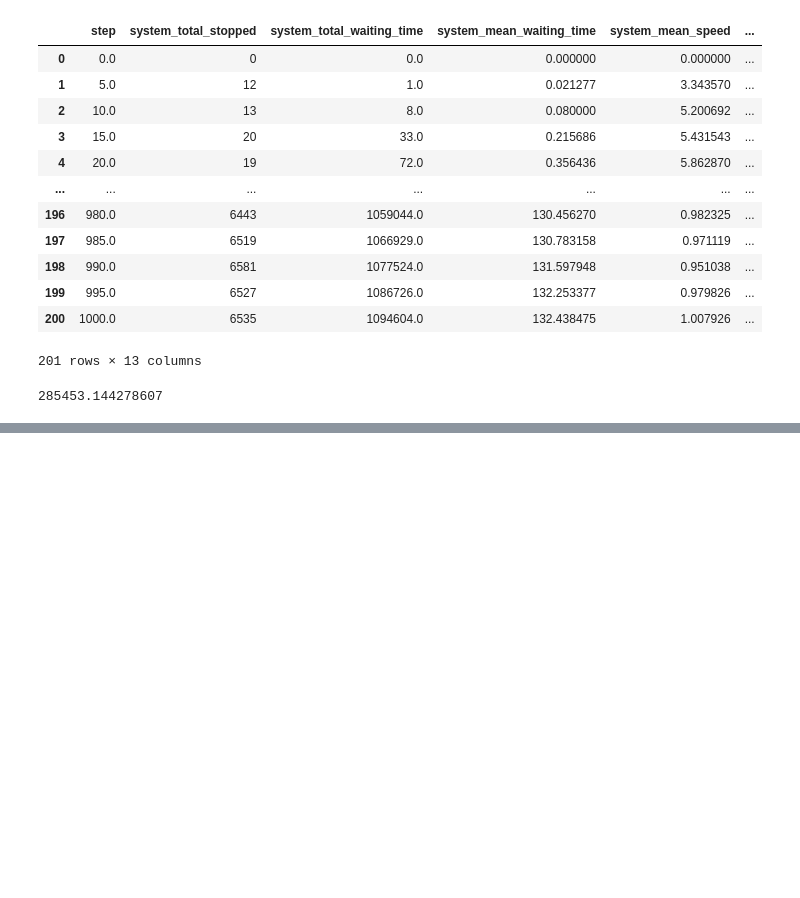
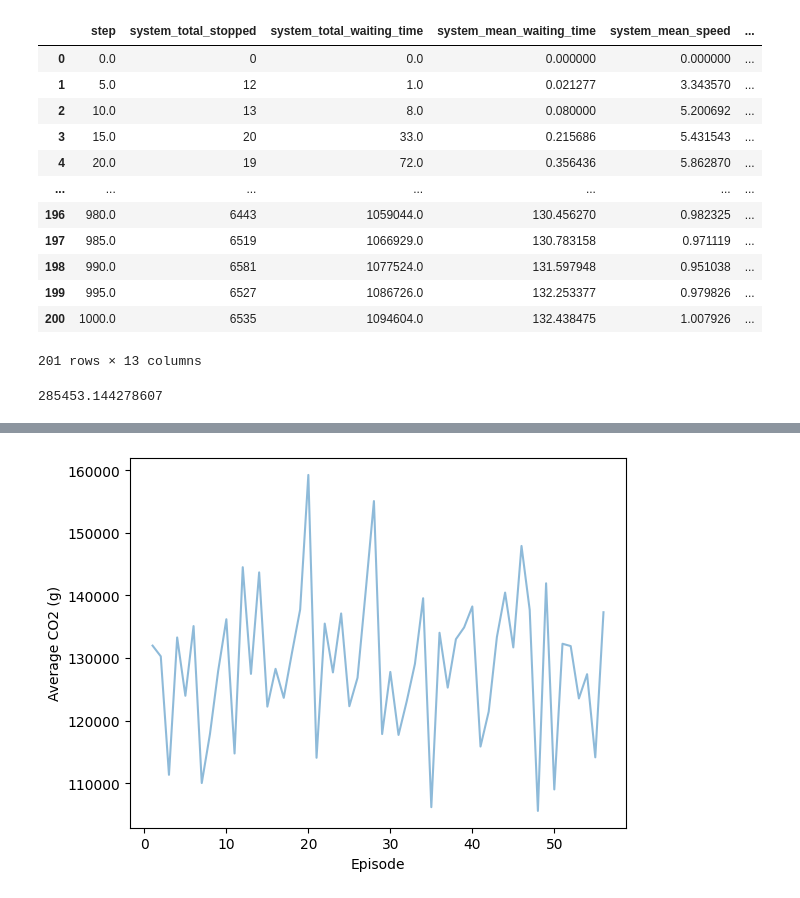
Before and after one commit to karstenk9/rl_traffic_signal_optimization, a Jupyter notebook: notebooks/ppo_output_analysis.ipynb, the cells around one changed output, grey strips where cells are left out. Cells and saved outputs as stored; diff of their text form; code cells hidden in the pictures; blank space fills up the shorter version.

```diff
--- a/notebooks/ppo_output_analysis.ipynb
+++ b/notebooks/ppo_output_analysis.ipynb
@@ -45,0 +73,6 @@ episode1.system_total_waiting_time.mean()
+# %%
+for file in os.listdir(inputdir):
+    if file.startswith('waitingTime'):
+        i += 1
+        main_df = pd.DataFrame()
+        main_df = pd.read_csv(inputdir + file)
@@ -45,0 +136,29 @@ episode1.system_total_waiting_time.mean()
+# %%
+import numpy as np
+
+tls_159 = pd.DataFrame()
+inputdir = '../src/data/model_outputs/'
+
+# Initialize a list to store average CO2 emissions for each episode
+avg_co2_emissions = []
+
+for i, file in enumerate(os.listdir(inputdir)):
+    if file.startswith('queue'):
+        main_df = pd.DataFrame()
+        main_df = pd.read_csv(inputdir + file)
+        tls_159['tls_159_controlled_lane_emission'] = main_df['tls_159_controlled_lane_emission'].apply(ast.literal_eval)
+        tls_159 = tls_159['tls_159_controlled_lane_emission'].apply(pd.Series)
+        tls_159['step'] = main_df['step']
+        tls_159 = tls_159.dropna(how='all')
+
+        # Calculate the average CO2 emission for this episode and add it to the list
+        avg_co2_emissions.append(np.mean(tls_159['CO2_emission']))
+
+# Plot the average CO2 emissions for each episode
+#plt.figure(figsize=(60, 20))
+plt.plot(range(1, len(avg_co2_emissions) + 1), avg_co2_emissions, alpha=0.5)
+plt.xlabel('Episode')
+plt.ylabel('Average CO2 (g)')
+plt.show()
+# %% [output]
+[figure, added]
```
Also changed, not shown: parts of 34 cells of this notebook, 8 other files.
